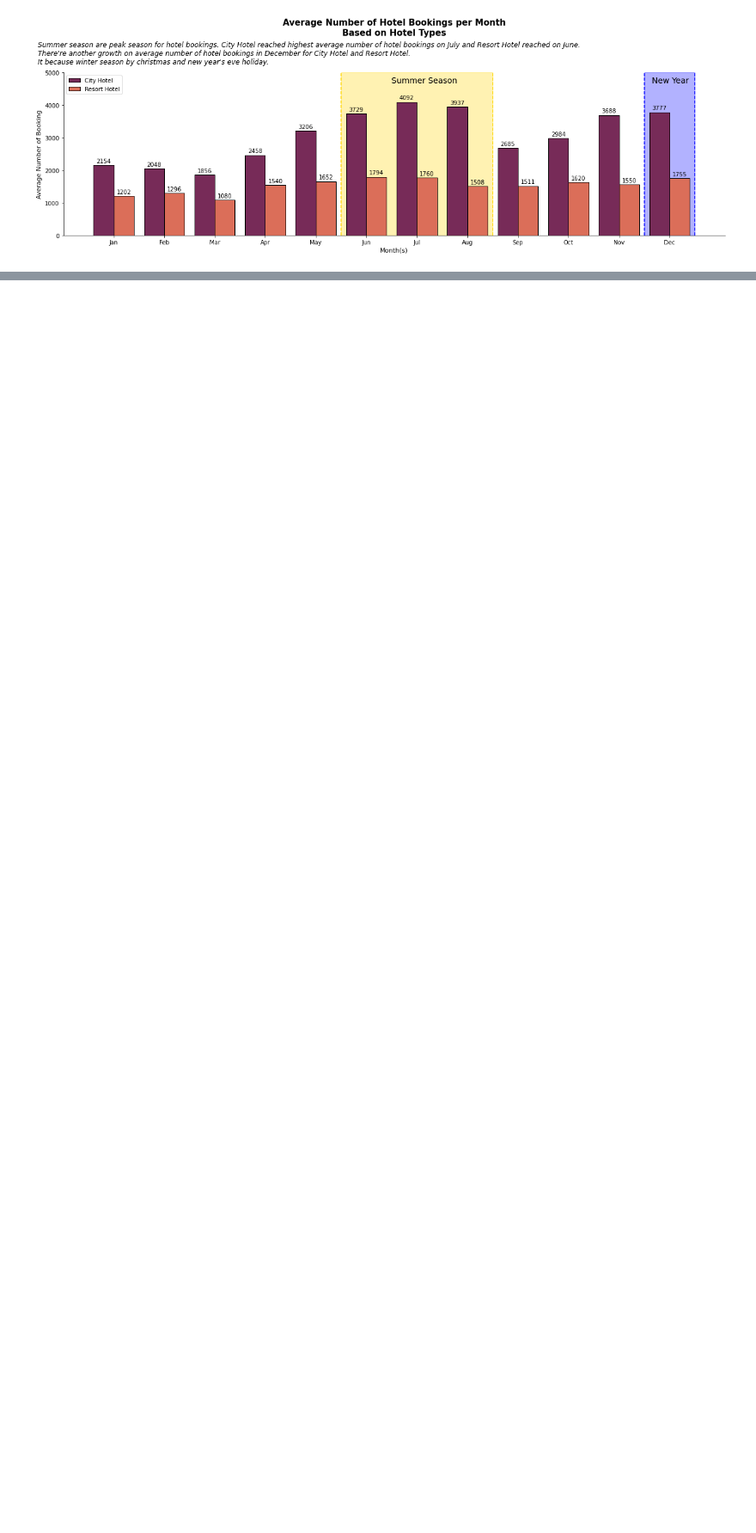
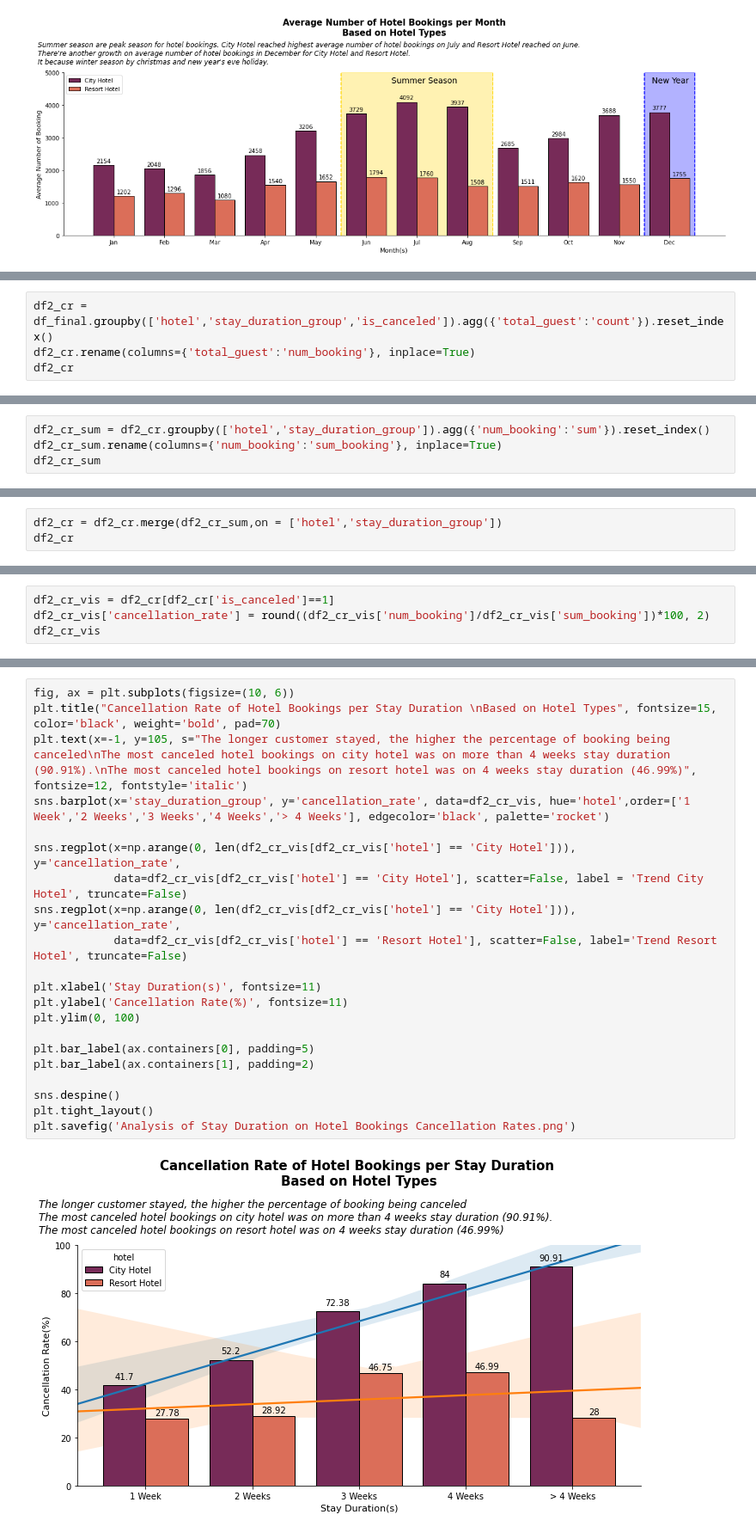
Before and after one commit to audryannoor/Investigate-Hotel-Business-using-Data-Visualization, a Jupyter notebook: Rafif Noor Audryan_Investigate Hotel Business using Data-Visualization.ipynb, the cells around one changed output, grey strips where cells are left out. Shown at 86% size. Drawn from its saved outputs; the diff is of its cells as text; blank space fills up the shorter version.

```diff
--- a/Rafif Noor Audryan_Investigate Hotel Business using Data-Visualization.ipynb
+++ b/Rafif Noor Audryan_Investigate Hotel Business using Data-Visualization.ipynb
@@ -320,0 +377,4 @@ plt.tight_layout()
+# %%
+df2_cr = df_final.groupby(['hotel','stay_duration_group','is_canceled']).agg({'total_guest':'count'}).reset_index()
+df2_cr.rename(columns={'total_guest':'num_booking'}, inplace=True)
+df2_cr
@@ -320,0 +401,4 @@ plt.tight_layout()
+# %%
+df2_cr_sum = df2_cr.groupby(['hotel','stay_duration_group']).agg({'num_booking':'sum'}).reset_index()
+df2_cr_sum.rename(columns={'num_booking':'sum_booking'}, inplace=True)
+df2_cr_sum
@@ -320,0 +419,3 @@ plt.tight_layout()
+# %%
+df2_cr = df2_cr.merge(df2_cr_sum,on = ['hotel','stay_duration_group'])
+df2_cr
@@ -320,0 +442,4 @@ plt.tight_layout()
+# %%
+df2_cr_vis = df2_cr[df2_cr['is_canceled']==1]
+df2_cr_vis['cancellation_rate'] = round((df2_cr_vis['num_booking']/df2_cr_vis['sum_booking'])*100, 2)
+df2_cr_vis
@@ -320,0 +460,23 @@ plt.tight_layout()
+# %%
+fig, ax = plt.subplots(figsize=(10, 6))
+plt.title("Cancellation Rate of Hotel Bookings per Stay Duration \nBased on Hotel Types", fontsize=15, color='black', weight='bold', pad=70)
+plt.text(x=-1, y=105, s="The longer customer stayed, the higher the percentage of booking being canceled\nThe most canceled hotel bookings on city hotel was on more than 4 weeks stay duration (90.91%).\nThe most canceled hotel bookings on resort hotel was on 4 weeks stay duration (46.99%)", fontsize=12, fontstyle='italic')
+sns.barplot(x='stay_duration_group', y='cancellation_rate', data=df2_cr_vis, hue='hotel',order=['1 Week','2 Weeks','3 Weeks','4 Weeks','> 4 Weeks'], edgecolor='black', palette='rocket')
+
+sns.regplot(x=np.arange(0, len(df2_cr_vis[df2_cr_vis['hotel'] == 'City Hotel'])), y='cancellation_rate',
+            data=df2_cr_vis[df2_cr_vis['hotel'] == 'City Hotel'], scatter=False, label = 'Trend City Hotel', truncate=False)
+sns.regplot(x=np.arange(0, len(df2_cr_vis[df2_cr_vis['hotel'] == 'City Hotel'])), y='cancellation_rate',
+            data=df2_cr_vis[df2_cr_vis['hotel'] == 'Resort Hotel'], scatter=False, label='Trend Resort Hotel', truncate=False)
+
+plt.xlabel('Stay Duration(s)', fontsize=11)
+plt.ylabel('Cancellation Rate(%)', fontsize=11)
+plt.ylim(0, 100)
+
+plt.bar_label(ax.containers[0], padding=5)
+plt.bar_label(ax.containers[1], padding=2)
+
+sns.despine()
+plt.tight_layout()
+plt.savefig('Analysis of Stay Duration on Hotel Bookings Cancellation Rates.png')
+# %% [output]
+[figure, added]
```
Also changed, not shown: parts of 45 cells of this notebook.
